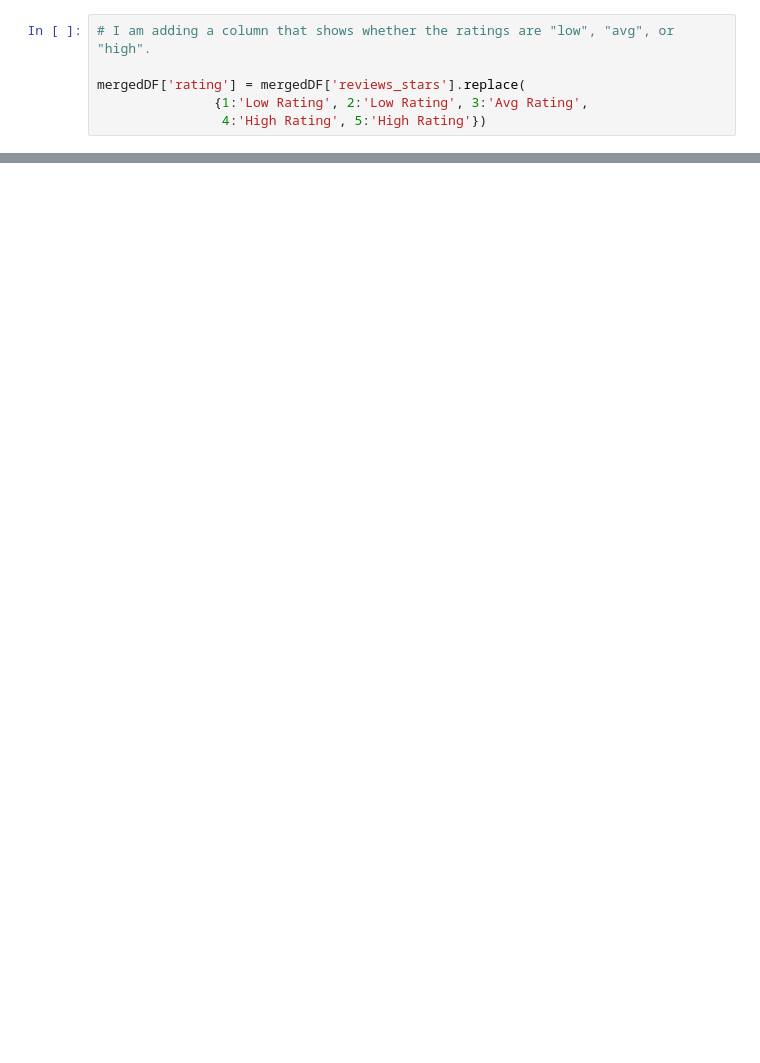
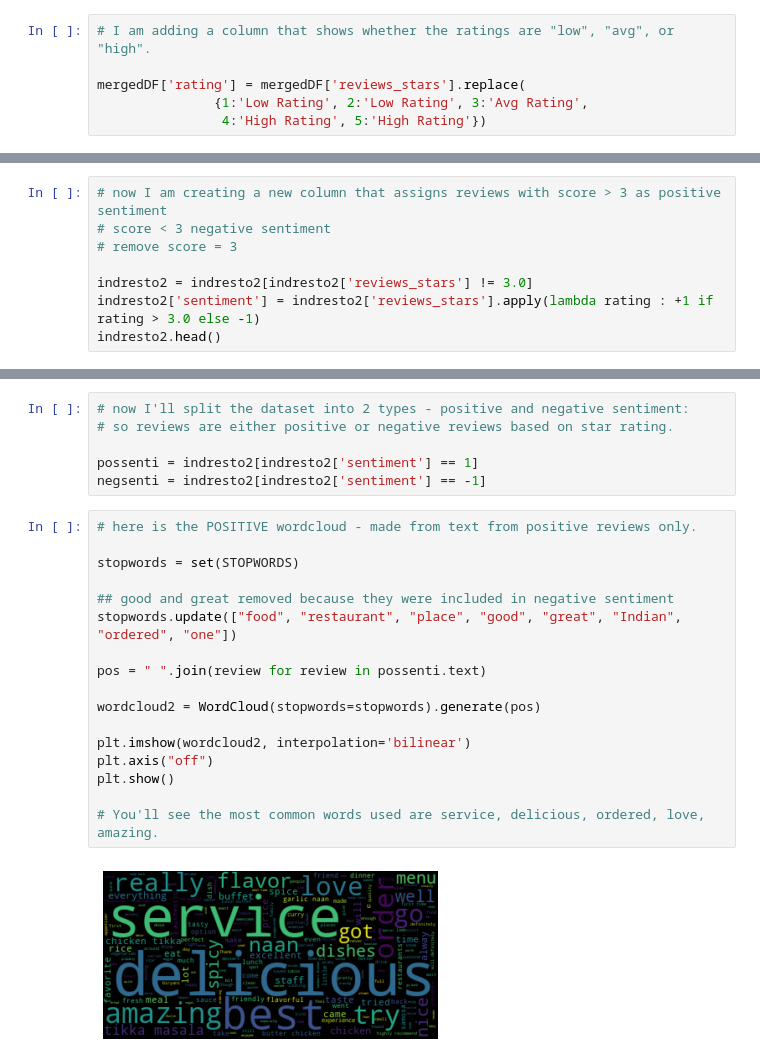
Before and after one commit to mohsen-qureshi/Capstone-Project, a Jupyter notebook: Text Analysis.ipynb, the cells around one changed output, grey strips where cells are left out. Drawn from its saved outputs; the diff is of its cells as text; blank space fills up the shorter version.

```diff
--- a/Text Analysis.ipynb
+++ b/Text Analysis.ipynb
@@ -152,0 +224,8 @@ plt.show()
+# %%
+# now I am creating a new column that assigns reviews with score > 3 as positive sentiment
+# score < 3 negative sentiment
+# remove score = 3
+
+indresto2 = indresto2[indresto2['reviews_stars'] != 3.0]
+indresto2['sentiment'] = indresto2['reviews_stars'].apply(lambda rating : +1 if rating > 3.0 else -1)
+indresto2.head()
@@ -152,0 +239,25 @@ plt.show()
+# %%
+# now I'll split the dataset into 2 types - positive and negative sentiment:
+# so reviews are either positive or negative reviews based on star rating.
+
+possenti = indresto2[indresto2['sentiment'] == 1]
+negsenti = indresto2[indresto2['sentiment'] == -1]
+# %%
+# here is the POSITIVE wordcloud - made from text from positive reviews only.
+
+stopwords = set(STOPWORDS)
+
+## good and great removed because they were included in negative sentiment
+stopwords.update(["food", "restaurant", "place", "good", "great", "Indian", "ordered", "one"])
+
+pos = " ".join(review for review in possenti.text)
+
+wordcloud2 = WordCloud(stopwords=stopwords).generate(pos)
+
+plt.imshow(wordcloud2, interpolation='bilinear')
+plt.axis("off")
+plt.show()
+
+# You'll see the most common words used are service, delicious, ordered, love, amazing.
+# %% [output]
+[figure, added]
```
Also changed, not shown: parts of 57 cells of this notebook.
